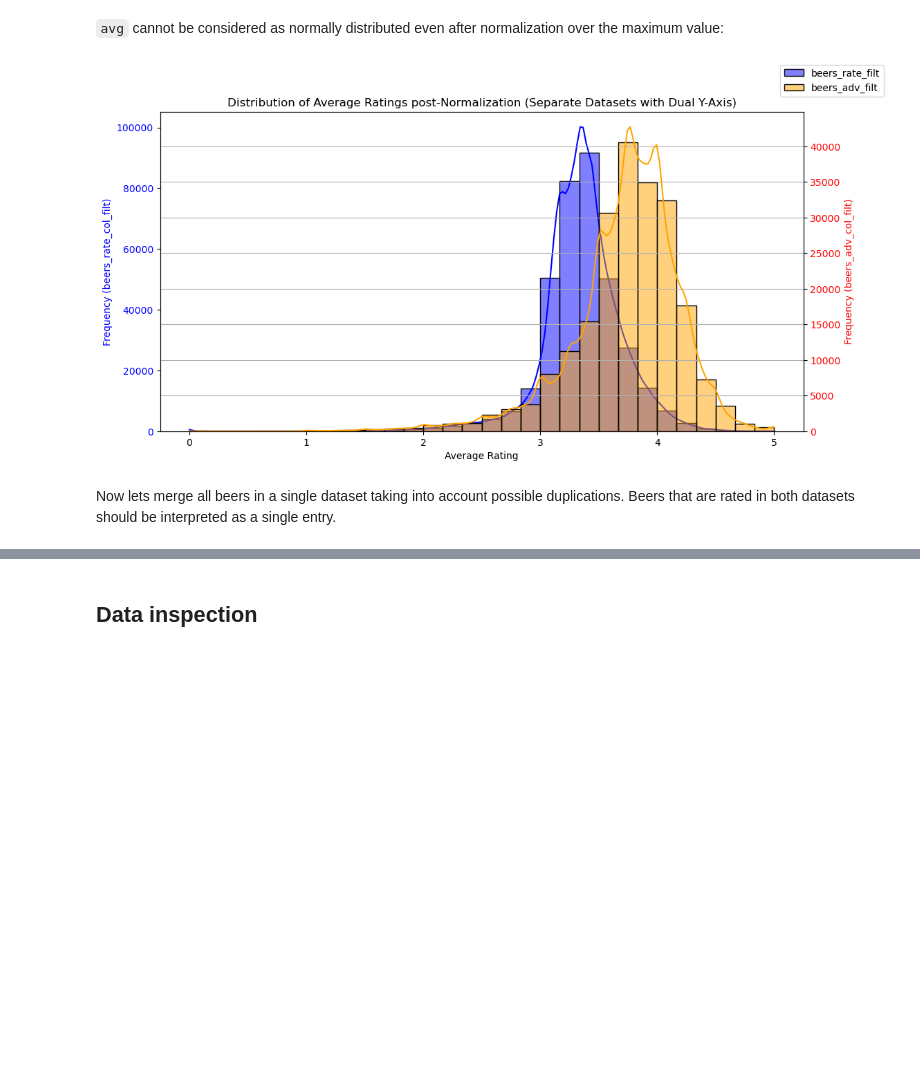
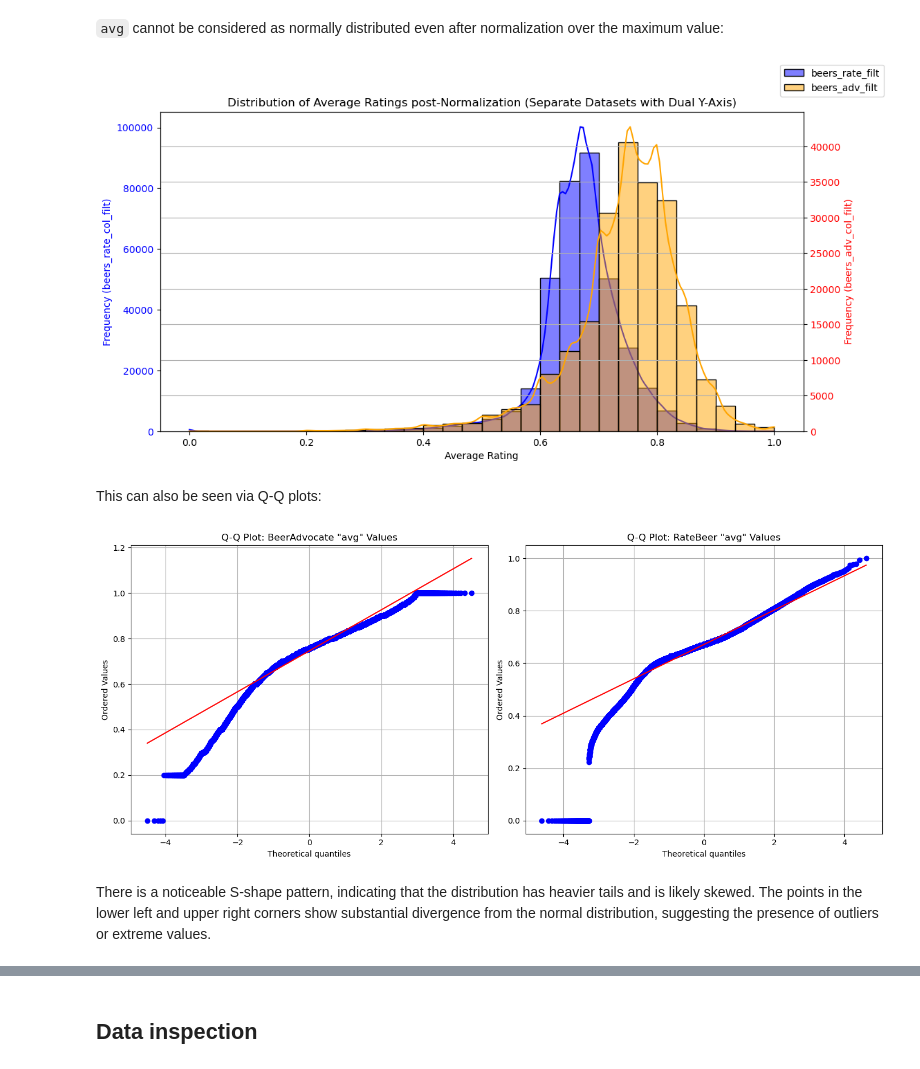
Before and after one commit to epfl-ada/ada-2024-project-mediterranean, a Jupyter notebook: beers_analysis.ipynb, the cells around one changed output, grey strips where cells are left out. Saved outputs shown, nothing was run; the diff lists cells and outputs as text; code cells hidden in the pictures; blank space fills up the shorter version.

```diff
--- a/beers_analysis.ipynb
+++ b/beers_analysis.ipynb
@@ -217,6 +219,6 @@ The 'avg' values are not normally distributed (reject H0).
 # %%
-beers_adv_col_filt['avg'] =  5*beers_adv_col_filt['avg']/ beers_adv_col_filt['avg'].max()
-beers_rate_col_filt['avg'] =  5*beers_rate_col_filt['avg']/ beers_rate_col_filt['avg'].max()
+beers_adv_col_filt['avg'] =  beers_adv_col_filt['avg']/ beers_adv_col_filt['avg'].max()
+beers_rate_col_filt['avg'] =  beers_rate_col_filt['avg']/ beers_rate_col_filt['avg'].max()
 
 shapiro_stat, shapiro_p = stats.shapiro(beers_rate_col_filt['avg'])
 print(f"Shapiro-Wilk Test Statistic in RateBeer: {shapiro_stat}, p-value: {shapiro_p}")
@@ -257,6 +259,23 @@ fig.legend(loc='upper right')
 plt.grid(True)
 plt.show()
 # %% [output]
-[figure, old version]
+[figure, new version]
-# %% [markdown]
-Now lets merge all beers in a single dataset taking into account possible duplications. Beers that are rated in both datasets should be interpreted as a single entry.
+# %% [markdown]
+This can also be seen via Q-Q plots:
+# %%
+fig, (ax1, ax2) = plt.subplots(1, 2, figsize=(14, 6))
+
+stats.probplot(beers_adv_col_filt['avg'], dist="norm", plot=ax1)
+ax1.set_title('Q-Q Plot: BeerAdvocate "avg" Values')
+ax1.grid(True)
+
+stats.probplot(beers_rate_col_filt['avg'], dist="norm", plot=ax2)
+ax2.set_title('Q-Q Plot: RateBeer "avg" Values')
+ax2.grid(True)
+
+plt.tight_layout()
+plt.show()
+# %% [output]
+[figure, added]
+# %% [markdown]
+There is a noticeable S-shape pattern, indicating that the distribution has heavier tails and is likely skewed. The points in the lower left and upper right corners show substantial divergence from the normal distribution, suggesting the presence of outliers or extreme values.
```
Also changed, not shown: parts of 31 cells of this notebook, 2 other files.
